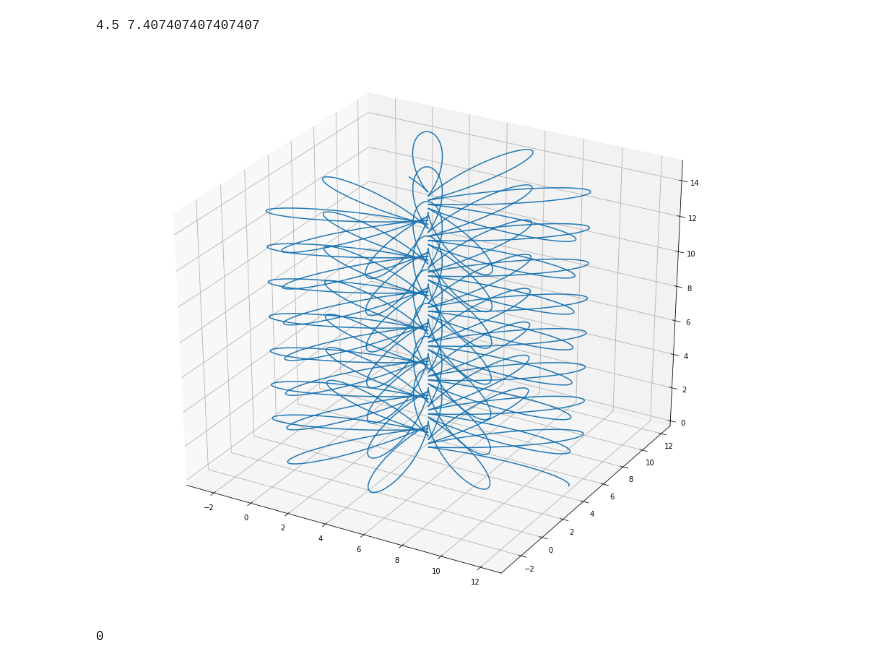
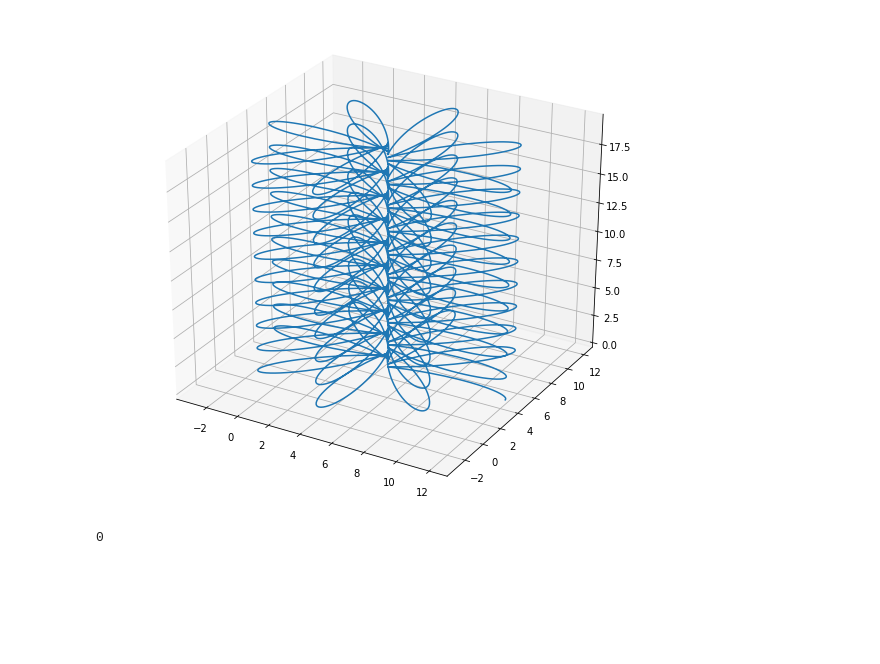
Before and after one commit to StephenRicher/HiCSim, a Jupyter notebook: helicoidal_confirmation.ipynb, the cells around one changed output. Saved outputs shown, nothing was run; the diff lists cells and outputs as text; code cells hidden in the pictures; blank space fills up the shorter version.

```diff
--- a/helicoidal_confirmation.ipynb
+++ b/helicoidal_confirmation.ipynb
@@ -1,10 +1,10 @@
 # %%
+import random
+import matplotlib
 import numpy as np
-import matplotlib
-import random
 import matplotlib.pyplot as plt
 from mpl_toolkits.mplot3d import Axes3D
-matplotlib.rcParams['figure.figsize'] = [16, 14]
+matplotlib.rcParams['figure.figsize'] = [8, 7]
 # %%
 n_beads  = 4400
 bases_per_bead = 1000
@@ -20,23 +20,21 @@ n_turns = n_beads / beads_per_turn
 
 k = loops_per_turn / 2
 vx = 0.38
-print(k, n_turns)
-# %% [output]
-4.5 7.407407407407407
 # %%
 fig = plt.figure()
 ax = fig.gca(projection='3d')
 
 theta = np.linspace(0, n_turns * 2 * np.pi, n_beads)
 
 x = 12 * (vx + (1 - vx) * (np.cos(k * theta))**2 * np.cos(theta))
 y = 12 * (vx + (1 - vx) * (np.cos(k * theta))**2 * np.sin(theta))
 z = theta * 2 / (2 * np.pi)
 
 ax.plot(x, y, z)
+fig.tight_layout()
 plt.show()
 # %% [output]
-[figure, old version]
+[figure, new version]
 # %%
 random.randint(0,1)
 # %% [output]
```
Also changed, not shown: 14 other files.
